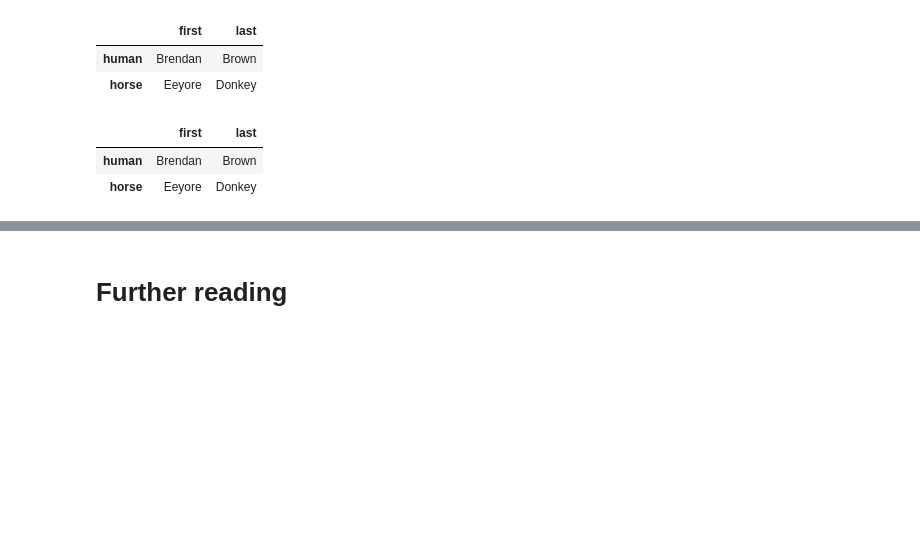
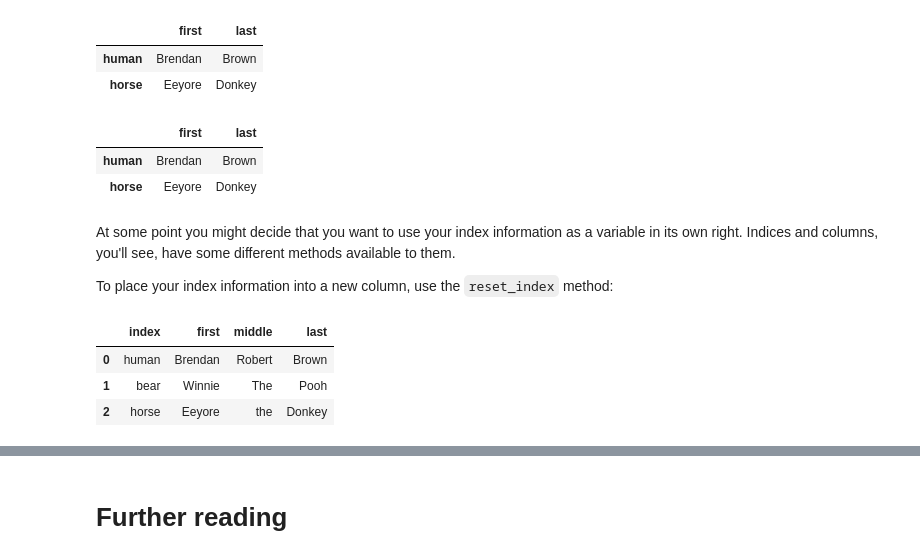
Before and after one commit to brendanrbrown/stor155_sp21, a Jupyter notebook: notebooks/pandas_cookbook.ipynb, the cells around one changed output, grey strips where cells are left out. Cells and saved outputs as stored; diff of their text form; code cells hidden in the pictures; blank space fills up the shorter version.

```diff
--- a/notebooks/pandas_cookbook.ipynb
+++ b/notebooks/pandas_cookbook.ipynb
@@ -430,3 +430,14 @@ d.loc[['human', 'horse'], ['first', 'last']]
 |  | first | last |
 | human | Brendan | Brown |
 | horse | Eeyore | Donkey |
+# %% [markdown]
+At some point you might decide that you want to use your index information as a variable in its own right. Indices and columns, you'll see, have some different methods available to them.
+
+To place your index information into a new column, use the `reset_index` method:
+# %%
+d.reset_index()
+# %% [output]
+|  | index | first | middle | last |
+| 0 | human | Brendan | Robert | Brown |
+| 1 | bear | Winnie | The | Pooh |
+| 2 | horse | Eeyore | the | Donkey |
```
Also changed, not shown: parts of 8 cells of this notebook, 2 other files.
